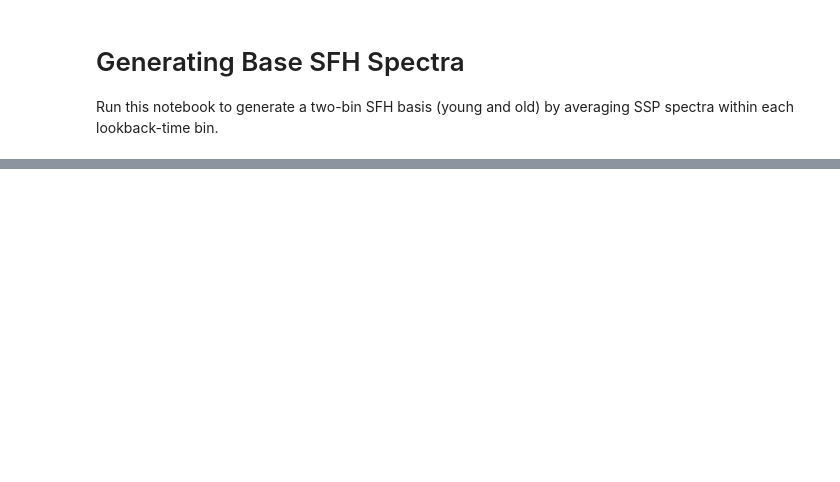
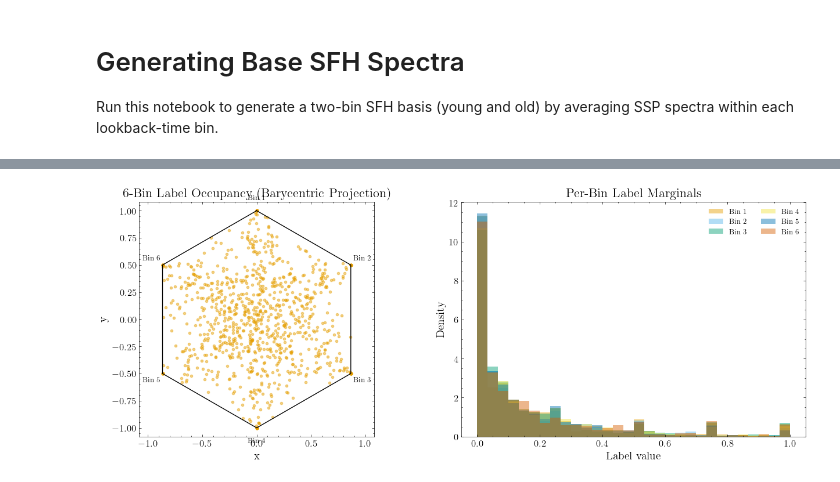
Before and after one commit to vernica-mehta/honours-project, a Jupyter notebook: code/notebooks/sfh.ipynb, the cells around one changed output, grey strips where cells are left out. Cells and saved outputs as stored; diff of their text form; code cells hidden in the pictures; blank space fills up the shorter version.

```diff
--- a/code/notebooks/sfh.ipynb
+++ b/code/notebooks/sfh.ipynb
@@ -111,7 +97,7 @@ import matplotlib.pyplot as plt
 
 # Point this to your generated training-set labels file if needed.
 # If None, it auto-selects the newest 3-bin labels file in /avatar/vmehta.
-labels_file = None
+labels_file = '/avatar/vmehta/sfh_1000_3bins_20260328_162048/sfh_1000_3bins_20260328_162048_labels.fits'
 
 
 def _latest_3bin_labels(base=Path('/avatar/vmehta')):
@@ -161,7 +147,7 @@ fig, ax = plt.subplots(1, 2, figsize=(11, 4.5), constrained_layout=True)
 # Simplex occupancy
 ax[0].plot(tri[:, 0], tri[:, 1], 'k-', lw=1)
 ax[0].scatter(xy[:, 0], xy[:, 1], s=10, alpha=0.5)
-ax[0].set_title('3-Bin Label Occupancy (Simplex)')
+ax[0].set_title('3-Bin Label Occupancy')
 ax[0].set_aspect('equal', 'box')
 ax[0].set_xlim(-0.03, 1.03)
 ax[0].set_ylim(-0.03, np.sqrt(3) / 2.0 + 0.03)
@@ -192,0 +179,77 @@ Fraction near corners (any bin > 0.90): 0.195
+# %%
+from pathlib import Path
+from astropy.io import fits
+import numpy as np
+import matplotlib.pyplot as plt
+
+# Point this to your generated 6-bin labels file if needed.
+# If None, it auto-selects the newest 6-bin labels file in /avatar/vmehta.
+labels_file = '/avatar/vmehta/sfh_1000_6bins_20260331_170324/sfh_1000_6bins_20260331_170324_labels.fits'
+
+
+def _latest_6bin_labels(base=Path('/avatar/vmehta')):
+    candidates = sorted(
+        base.glob('sfh_*_6bins_*/sfh_*_6bins_*_labels.fits'),
+        key=lambda p: p.stat().st_mtime,
+    )
+    if not candidates:
+        raise FileNotFoundError('No 6-bin labels FITS found under /avatar/vmehta.')
+    return candidates[-1]
+
+
+def _to_polygon_xy(labels):
+    """Project N-bin simplex labels to 2D using regular N-gon barycentric vertices."""
+    n = labels.shape[1]
+    theta = np.linspace(np.pi / 2.0, np.pi / 2.0 - 2.0 * np.pi, n, endpoint=False)
+    verts = np.c_[np.cos(theta), np.sin(theta)]
+    xy = labels @ verts
+    return xy, verts
+
+
+path = Path(labels_file) if labels_file else _latest_6bin_labels()
+labels = np.asarray(fits.getdata(path), dtype=float)
+
+if labels.ndim != 2 or labels.shape[1] != 6:
+    raise ValueError(f'Expected labels with shape (N, 6), got {labels.shape}.')
+
+sum_err = labels.sum(axis=1) - 1.0
+edge_frac = np.mean((labels < 0.03).any(axis=1))
+corner_frac = np.mean((labels > 0.85).any(axis=1))
+
+print(f'Loaded: {path}')
+print(f'N = {len(labels)}')
+print(f'Min per bin: {labels.min(axis=0)}')
+print(f'Max per bin: {labels.max(axis=0)}')
+print(f'Sum(label) mean +/- std: {labels.sum(axis=1).mean():.6f} +/- {labels.sum(axis=1).std():.6e}')
+print(f'Max |sum(label)-1|: {np.max(np.abs(sum_err)):.3e}')
+print(f'Fraction near edges (any bin < 0.03): {edge_frac:.3f}')
+print(f'Fraction near corners (any bin > 0.85): {corner_frac:.3f}')
+
+xy, verts = _to_polygon_xy(labels)
+poly = np.vstack([verts, verts[0]])
+
+fig, ax = plt.subplots(1, 2, figsize=(12.5, 4.8), constrained_layout=True)
+
+# Simplex occupancy analogue (regular-hexagon barycentric projection)
+ax[0].plot(poly[:, 0], poly[:, 1], 'k-', lw=1)
+ax[0].scatter(xy[:, 0], xy[:, 1], s=9, alpha=0.45)
+ax[0].set_title('6-Bin Label Occupancy (Barycentric Projection)')
+ax[0].set_aspect('equal', 'box')
+ax[0].set_xlim(-1.08, 1.08)
+ax[0].set_ylim(-1.08, 1.08)
+ax[0].set_xlabel('x')
+ax[0].set_ylabel('y')
+
+for i, (vx, vy) in enumerate(verts, start=1):
+    ax[0].text(1.12 * vx, 1.12 * vy, f'Bin {i}', ha='center', va='center', fontsize=9)
+
+# Per-bin marginals
+for i in range(6):
+    ax[1].hist(labels[:, i], bins=30, alpha=0.45, density=True, label=f'Bin {i+1}')
+ax[1].set_title('Per-Bin Label Marginals')
+ax[1].set_xlabel('Label value')
+ax[1].set_ylabel('Density')
+ax[1].legend(ncol=2, fontsize=9)
+
+plt.show()
+# %% [output]
@@ -192,0 +264 @@ Fraction near corners (any bin > 0.90): 0.195
+[figure, added]
```
Also changed, not shown: parts of 10 cells of this notebook, 8 other files.
